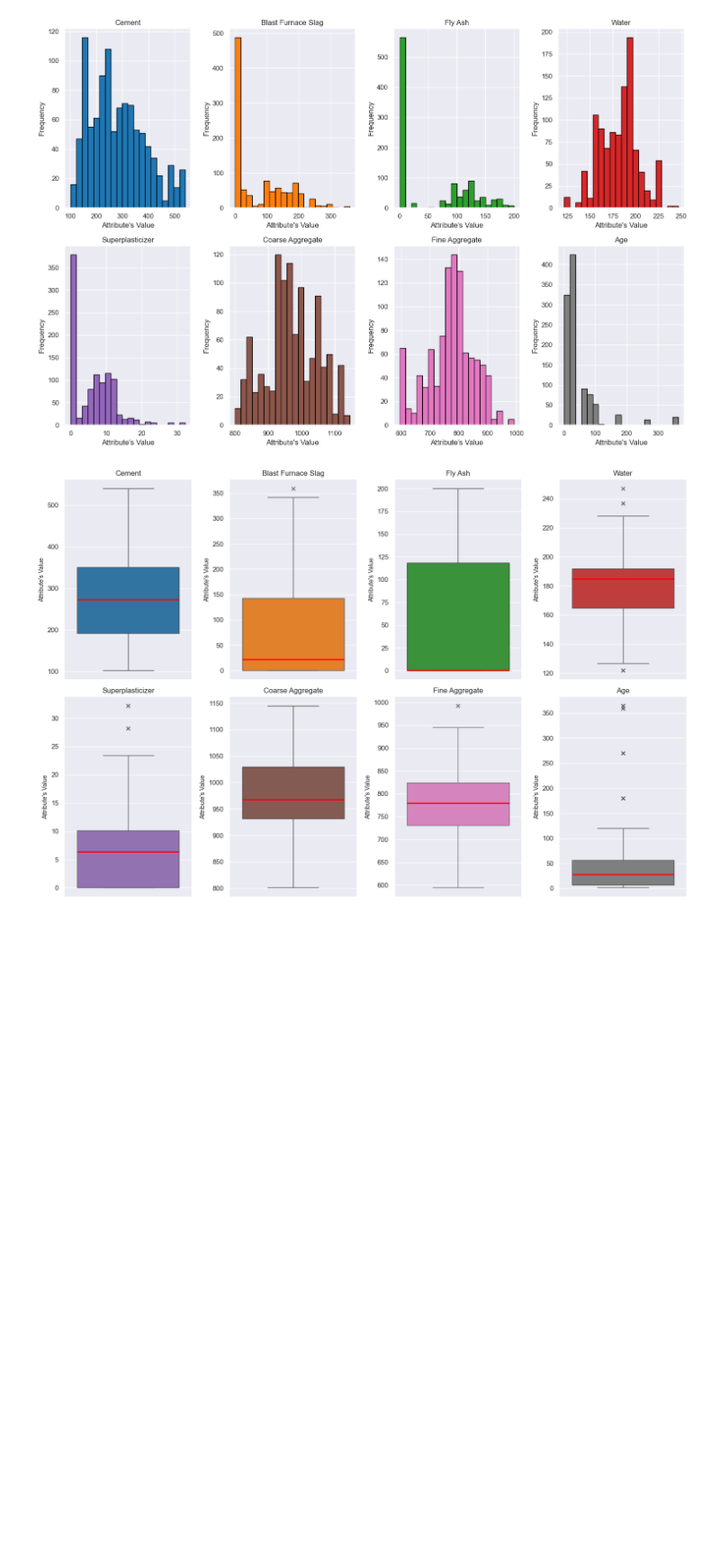
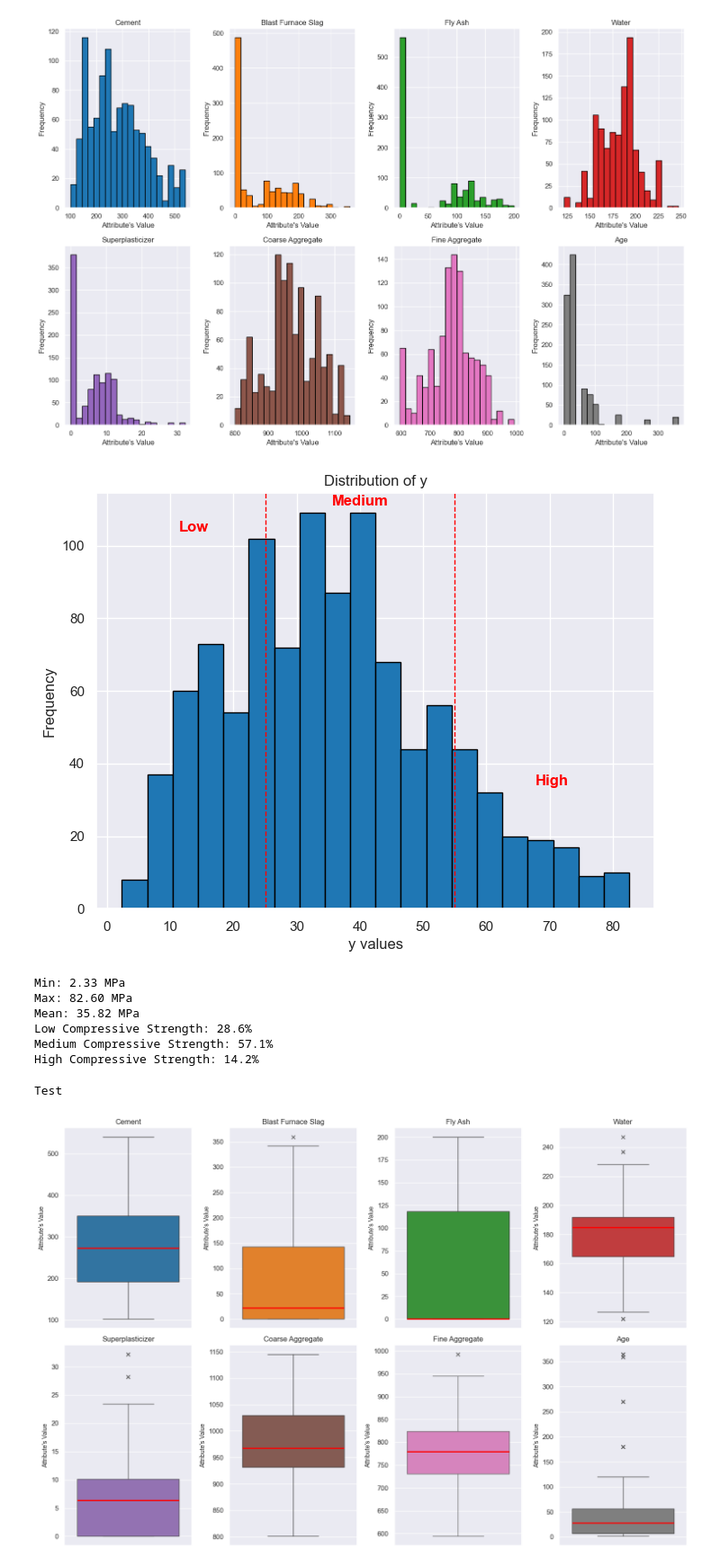
Before and after one commit to chrisd314/02452_Machine_Learning_Project_Fall_2025, a Jupyter notebook: ML Assignment 1.ipynb, the cells around one changed output. Shown at 90% size. Drawn from its saved outputs; the diff is of its cells as text; code cells hidden in the pictures; blank space fills up the shorter version.

Commit message:
plot target variable

```diff
--- a/ML Assignment 1.ipynb
+++ b/ML Assignment 1.ipynb
@@ -109,6 +109,63 @@ plt.tight_layout()
 plt.show()
 # %% [output]
 [figure]
+# %%
+# for the target variable
+plt.figure(figsize=(8, 6))
+counts, bins_edges, patches = plt.hist(y, bins=20, color="tab:blue", edgecolor="black")
+
+plt.title("Distribution of y")
+plt.xlabel("y values")
+plt.ylabel("Frequency")
+
+categories = [
+    ("Low", 2.33, 25.01),
+    ("Medium", 25.02, 55.02),
+    ("High", 55.03, 85.70)
+]
+
+# Labels über den Bereichen platzieren
+for label, start, end in categories:
+    # x-Position: Mitte des Bereichs
+    x_pos = (start + end) / 2
+    # y-Position: oberhalb des höchsten Balkens in diesem Bereich
+    y_pos = counts[(bins_edges[:-1] >= start) & (bins_edges[:-1] < end)].max() + 2
+    plt.text(x_pos, y_pos, label, ha='center', fontsize=12, fontweight='bold', color='red')
+
+
+for boundary in [25.01, 55.02]:
+    plt.axvline(boundary, color='red', linestyle='--', linewidth=1)
+
+plt.show()
+
+
+print(f"Min: {y.min():.2f} MPa")
+print(f"Max: {y.max():.2f} MPa")
+print(f"Mean: {y.mean():.2f} MPa")
+
+low_mask = (y >= 2.33) & (y <= 25.01)
+medium_mask = (y >= 25.02) & (y <= 55.02)
+high_mask = (y >= 55.03) & (y <= 85.70)
+
+low_pct = low_mask.mean() * 100
+medium_pct = medium_mask.mean() * 100
+high_pct = high_mask.mean() * 100
+
+print(f"Low Compressive Strength: {low_pct:.1f}%")
+print(f"Medium Compressive Strength: {medium_pct:.1f}%")
+print(f"High Compressive Strength: {high_pct:.1f}%")
+# %% [output]
+[figure, added]
+Min: 2.33 MPa
+Max: 82.60 MPa
+Mean: 35.82 MPa
+Low Compressive Strength: 28.6%
+Medium Compressive Strength: 57.1%
+High Compressive Strength: 14.2%
+# %%
+print("Test")
+# %% [output]
+Test
 # %%
 # # # BOXPLOTS # # #
 
```
Also changed, not shown: parts of 1 cell of this notebook.
